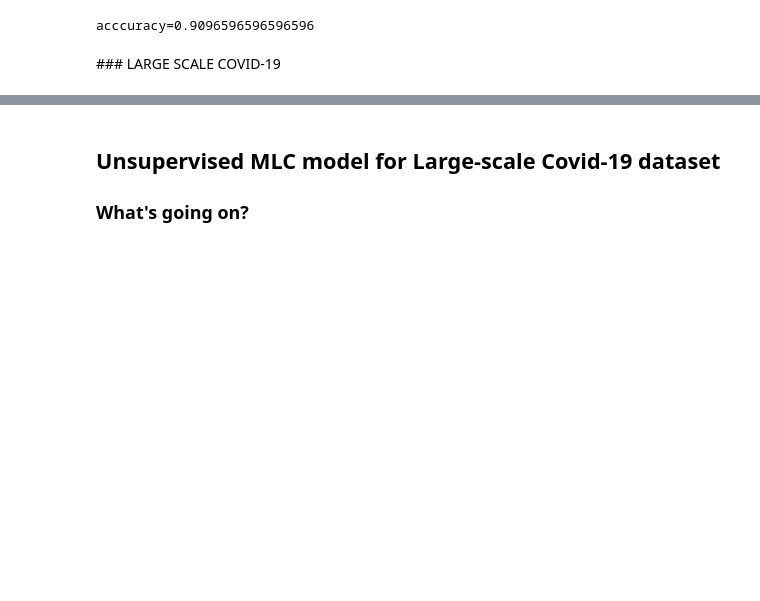
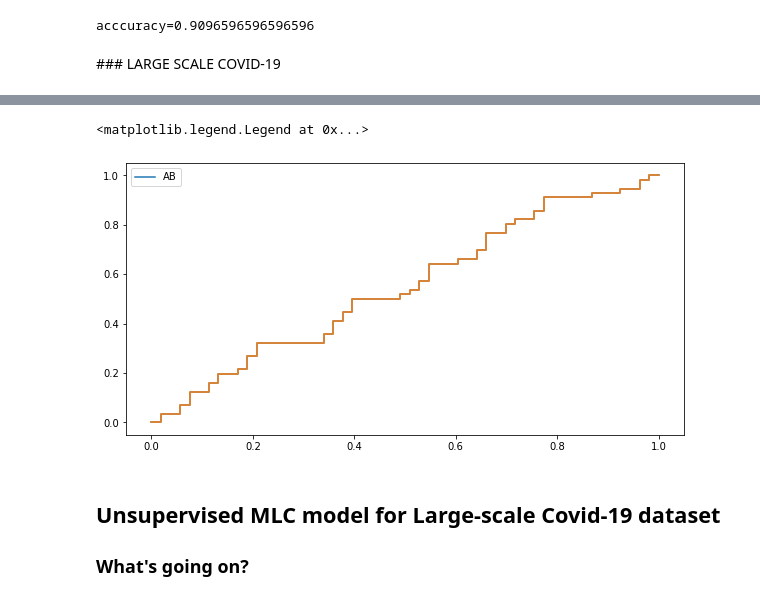
Before and after one commit to Nereland/Decision_Making_during_Covid19, a Jupyter notebook: SUMMARY_MACHINE LEARNING_ SML, UML and MULT-ILABEL to Predict Individualistic and Collectivistic Orientations during COVID-19-Copy1.ipynb, the cells around one changed output, grey strips where cells are left out. Saved outputs shown, nothing was run; the diff lists cells and outputs as text; code cells hidden in the pictures; blank space fills up the shorter version.

```diff
--- a/SUMMARY_MACHINE LEARNING_ SML, UML and MULT-ILABEL to Predict Individualistic and Collectivistic Orientations during COVID-19-Copy1.ipynb
+++ b/SUMMARY_MACHINE LEARNING_ SML, UML and MULT-ILABEL to Predict Individualistic and Collectivistic Orientations during COVID-19-Copy1.ipynb
@@ -265,3 +281,26 @@ acccuracy=0.4592592592592592
+# %%
+from sklearn.metrics import roc_auc_score, roc_curve
+import matplotlib.pyplot as plt
+
+plt.figure(figsize=(10,5))
+#aucs = []
+y_scoresLSC = LSCmodel.predict_proba(X_testLSC)
+
+alive_scores = y_scoresLSC[:,1]
+
+# Extract AUC score
+#auc = roc_auc_score(y_testLSC, alive_scores)
+#aucs.append("AUC")
+# Extract ROC curve
+fpr, tpr, thresholds = roc_curve(y_testLSC, alive_scores, pos_label=1)
+plt.plot(fpr,tpr)
+plt.plot(fpr,tpr)#PROBAR A METER LOS CUATRO MODELOS
+
+leg = ["AB"]
+plt.legend(leg)
+# %% [output]
+<matplotlib.legend.Legend at 0x...>
+[figure, added]
 # %% [markdown]
 ## Unsupervised MLC model for Large-scale Covid-19 dataset
 ### What's going on?
```
Also changed, not shown: parts of 7 cells of this notebook, 4 other files.
